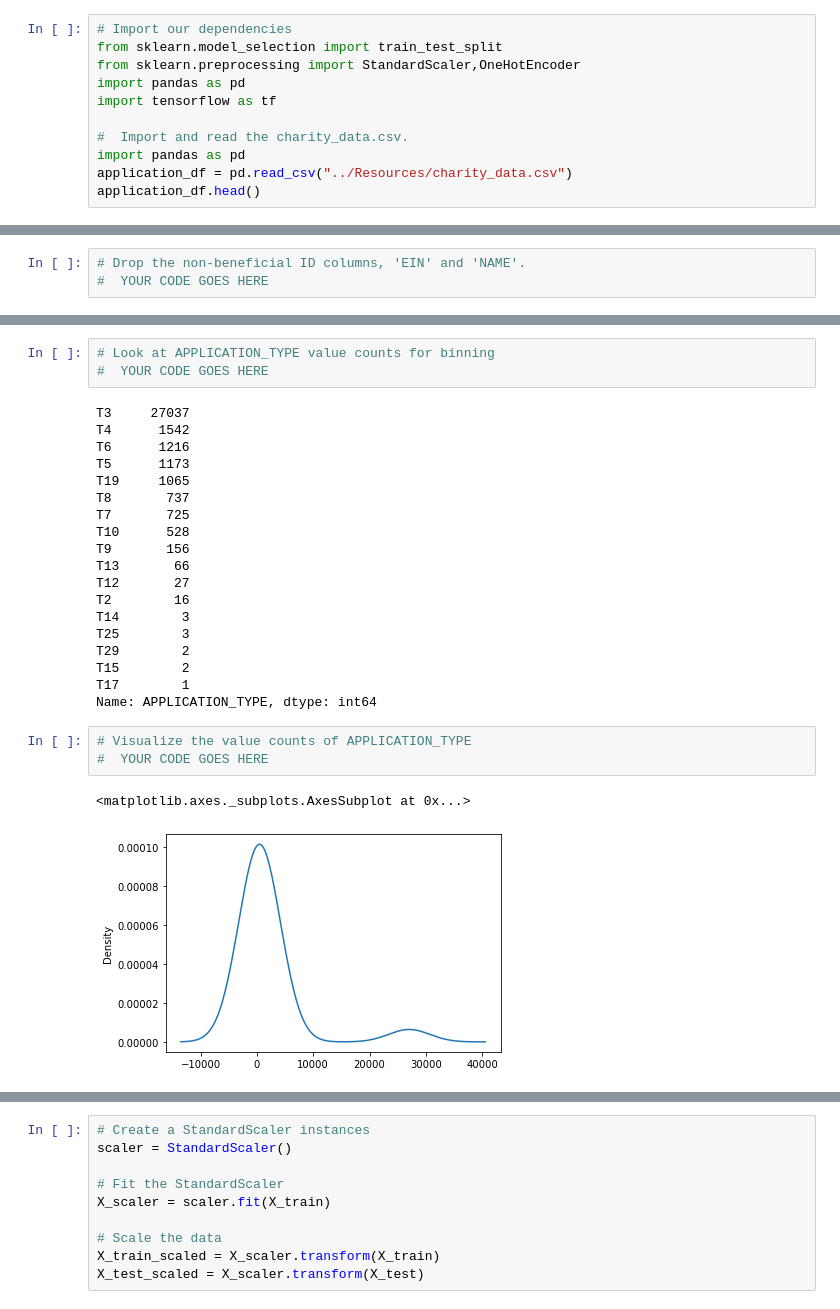
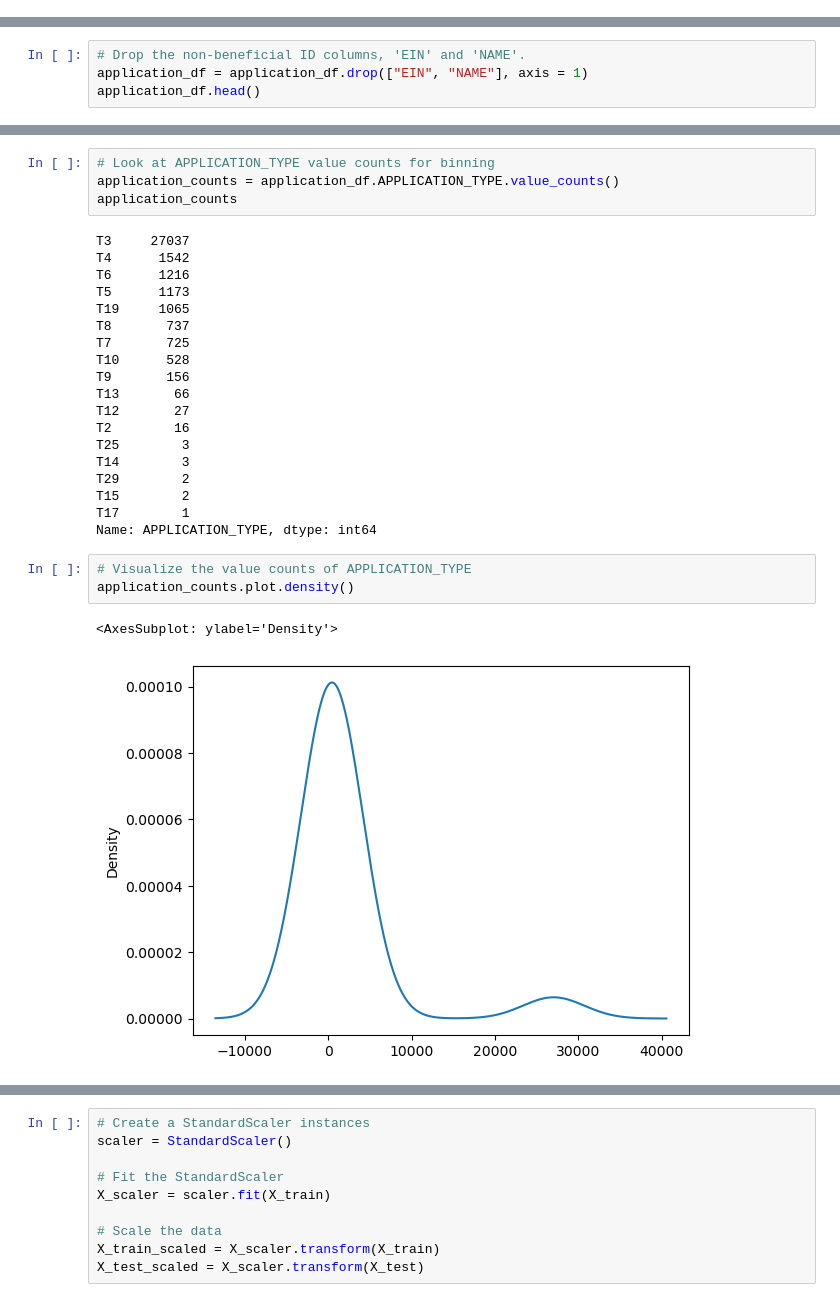
Before and after one commit to abrodyyy/Neural_Network_Charity_Analysis, a Jupyter notebook: AlphabetSoupCharity.ipynb, the cells around one changed output, grey strips where cells are left out. Saved outputs shown, nothing was run; the diff lists cells and outputs as text.

```diff
--- a/AlphabetSoupCharity.ipynb
+++ b/AlphabetSoupCharity.ipynb
@@ -27,14 +27,3 @@ application_df.head()
 | 2 | 10547893 | ST CLOUD PROFESSIONAL FIREFIGHTERS | T5 | CompanySponsored | C3000 | ProductDev | Association | 1 | ... |
 | 3 | 10553066 | SOUTHSIDE ATHLETIC ASSOCIATION | T3 | CompanySponsored | C2000 | Preservation | Trust | 1 | ... |
 | 4 | 10556103 | GENETIC RESEARCH INSTITUTE OF THE... | T3 | Independent | C1000 | Heathcare | Trust | 1 | ... |
-# %%
-# Import our dependencies
-from sklearn.model_selection import train_test_split
-from sklearn.preprocessing import StandardScaler,OneHotEncoder
-import pandas as pd
-import tensorflow as tf
-
-#  Import and read the charity_data.csv.
-import pandas as pd
-application_df = pd.read_csv("../Resources/charity_data.csv")
-application_df.head()
@@ -48,3 +30,4 @@ application_df.head()
 # %%
 # Drop the non-beneficial ID columns, 'EIN' and 'NAME'.
-#  YOUR CODE GOES HERE
+application_df = application_df.drop(["EIN", "NAME"], axis = 1)
+application_df.head()
@@ -65,7 +55,8 @@ IS_SUCCESSFUL                2
 dtype: int64
 # %%
 # Look at APPLICATION_TYPE value counts for binning
-#  YOUR CODE GOES HERE
+application_counts = application_df.APPLICATION_TYPE.value_counts()
+application_counts
 # %% [output]
 T3     27037
 T4      1542
@@ -79,17 +70,17 @@ T9       156
 T13       66
 T12       27
 T2        16
+T25        3
 T14        3
-T25        3
 T29        2
 T15        2
 T17        1
 Name: APPLICATION_TYPE, dtype: int64
 # %%
 # Visualize the value counts of APPLICATION_TYPE
-#  YOUR CODE GOES HERE
+application_counts.plot.density()
 # %% [output]
-<matplotlib.axes._subplots.AxesSubplot at 0x...>
+<AxesSubplot: ylabel='Density'>
-[figure, old version]
+[figure, new version]
 # %%
 # Determine which values to replace if counts are less than ...?
```
Also changed, not shown: parts of 14 cells of this notebook, 3 other files.
